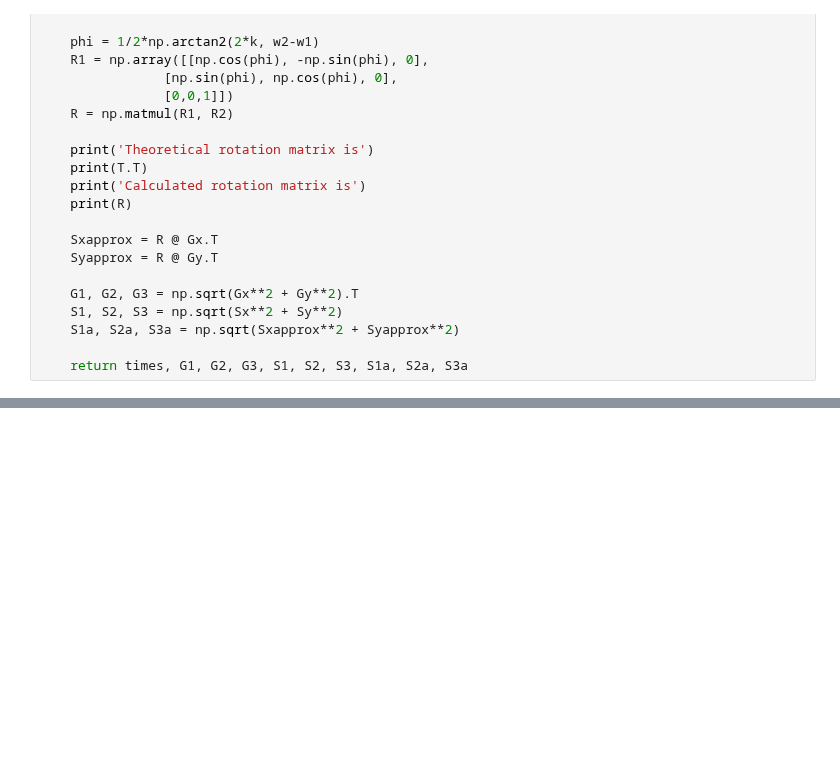
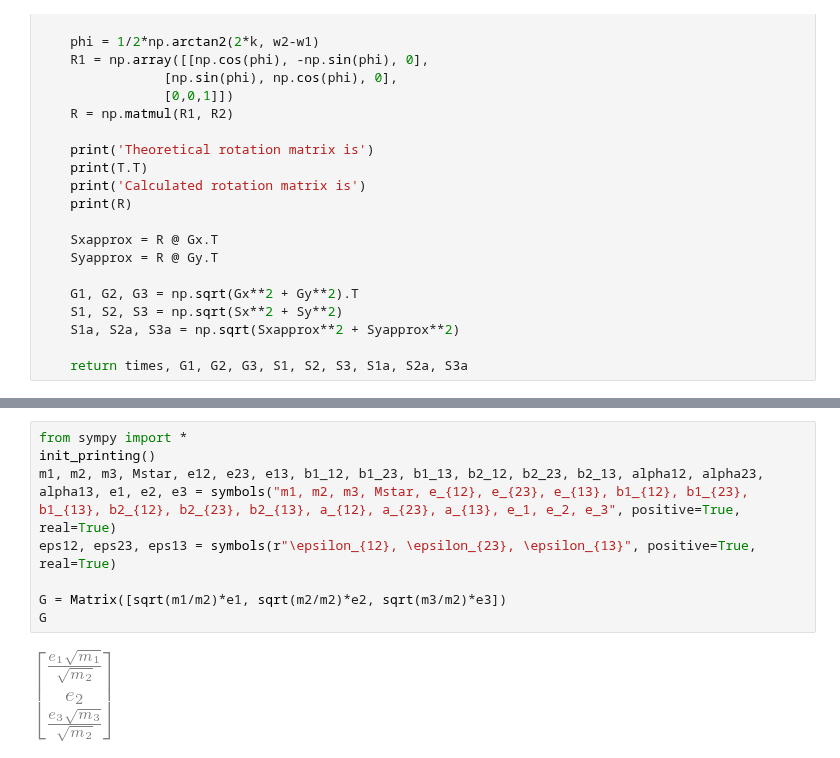
Before and after one commit to EritasY/Chaos, a Jupyter notebook: Test Approximation.ipynb, the cells around one changed output, grey strips where cells are left out. Saved outputs shown, nothing was run; the diff lists cells and outputs as text; blank space fills up the shorter version.

```diff
--- a/Test Approximation.ipynb
+++ b/Test Approximation.ipynb
@@ -163,0 +166,10 @@ def norun(sim):
+# %%
+from sympy import *
+init_printing()
+m1, m2, m3, Mstar, e12, e23, e13, b1_12, b1_23, b1_13, b2_12, b2_23, b2_13, alpha12, alpha23, alpha13, e1, e2, e3 = symbols("m1, m2, m3, Mstar, e_{12}, e_{23}, e_{13}, b1_{12}, b1_{23}, b1_{13}, b2_{12}, b2_{23}, b2_{13}, a_{12}, a_{23}, a_{13}, e_1, e_2, e_3", positive=True, real=True)
+eps12, eps23, eps13 = symbols(r"\epsilon_{12}, \epsilon_{23}, \epsilon_{13}", positive=True, real=True)
+
+G = Matrix([sqrt(m1/m2)*e1, sqrt(m2/m2)*e2, sqrt(m3/m2)*e3])
+G
+# %% [output]
+[figure, added]
```
Also changed, not shown: parts of 13 cells of this notebook, 1 other file.
